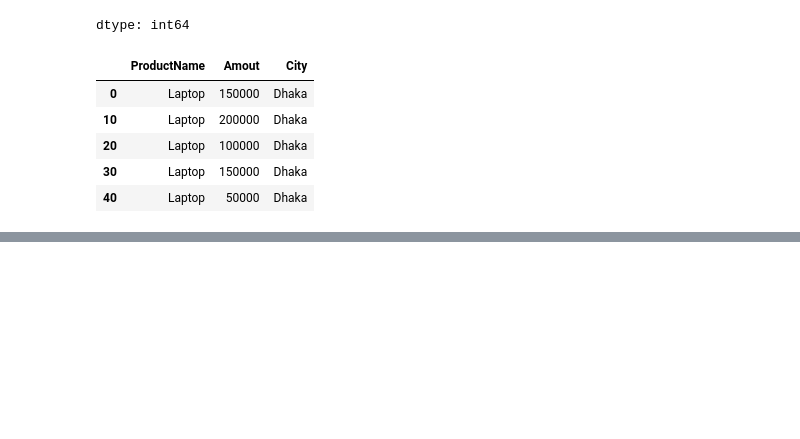
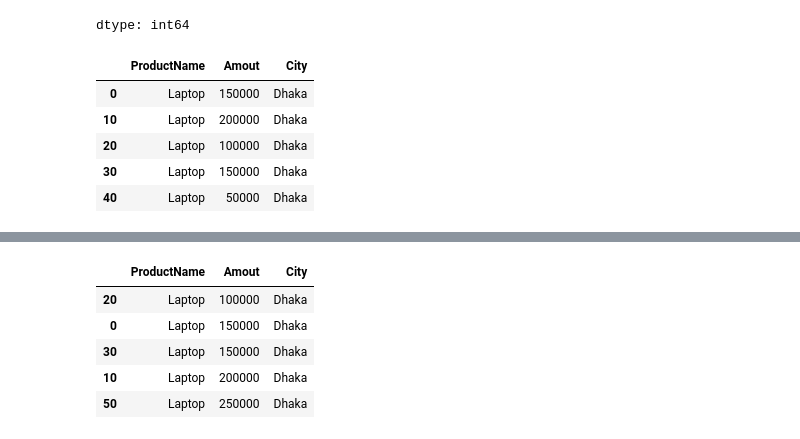
Before and after one commit to AbirHasanRawvy/Data-Analyst-BasicToAdvance, a Jupyter notebook: Paython/Day_24_DataManupulation.ipynb, the cells around one changed output, grey strips where cells are left out. Cells and saved outputs as stored; diff of their text form; code cells hidden in the pictures; blank space fills up the shorter version.

```diff
--- a/Paython/Day_24_DataManupulation.ipynb
+++ b/Paython/Day_24_DataManupulation.ipynb
@@ -115,0 +147,9 @@ df[(df['Amout']>15000) & (df['City'] == 'Dhaka') & (df['ProductName'] == 'Laptop
+# %%
+df.sort_values('Amout')[['ProductName','Amout','City']].tail()
+# %% [output]
+|  | ProductName | Amout | City |
+| 20 | Laptop | 100000 | Dhaka |
+| 0 | Laptop | 150000 | Dhaka |
+| 30 | Laptop | 150000 | Dhaka |
+| 10 | Laptop | 200000 | Dhaka |
+| 50 | Laptop | 250000 | Dhaka |
```
Also changed, not shown: parts of 10 cells of this notebook.
